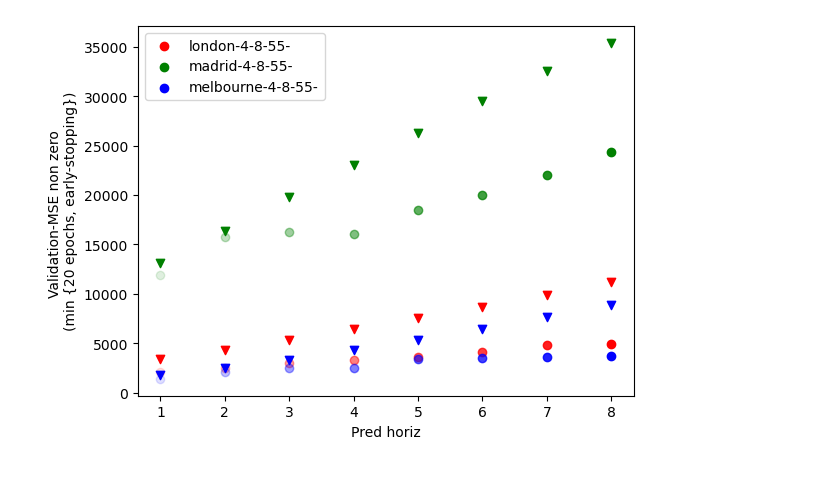
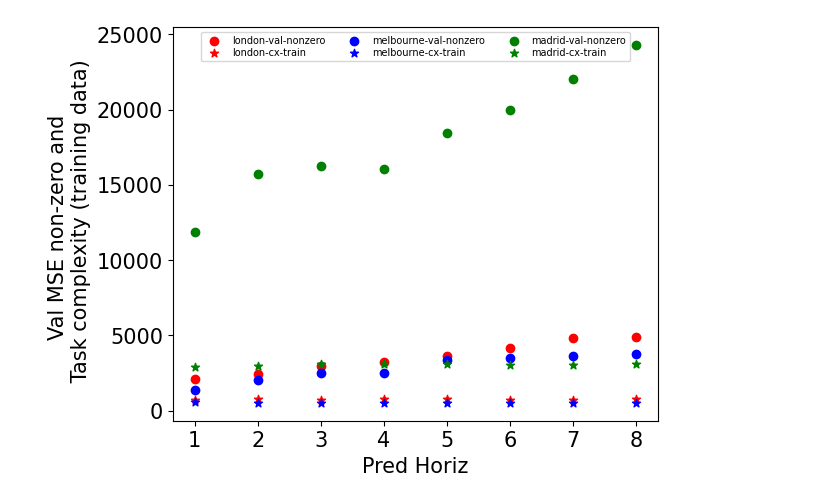
Before and after one commit to mie-lab/Complexity-Aware-Traffic-Prediction, a Jupyter notebook: exploration/CATP/plotting/analyse_validation_csv.ipynb, the cells around one changed output. Cells and saved outputs as stored; diff of their text form; code cells hidden in the pictures; blank space fills up the shorter version.

Commit message:
ENH: Added interpretation plots

```diff
--- a/exploration/CATP/plotting/analyse_validation_csv.ipynb
+++ b/exploration/CATP/plotting/analyse_validation_csv.ipynb
@@ -318,4 +298,10 @@ plt.show()
 # %%
+import pandas as pd
+
+city_color = {"london" : "red",
+             "melbourne": "blue",
+             "madrid": "green"}
+df.head()
 
 # scales
 for city in config.city_list:
@@ -331,7 +317,7 @@ for city in config.city_list:
 
     for scale in config.scales_def: #list(range(25, 206, 30))[::-1] +
         for i_o_length in config.i_o_lengths_def:
-            for pred_horiz in config.pred_horiz[::-1]:
+            for pred_horiz in config.pred_horiz:
                 prefix = ProcessRaw.file_prefix(cityname=cityname,
                                                 io_length=i_o_length,
                                                 pred_horiz=pred_horiz,
@@ -344,61 +330,87 @@ for city in config.city_list:
                     print (e)
                     continue
 
 
                 epoch_list = df.epoch.tolist()
                 val_loss = df.val_loss.tolist()
-                # sprint (val_loss)
-                # sprint (prefix)
                 naive_model= df["naive-model-non-zero"].tolist()
                 val_non_zero_mse = df["val_non_zero_mse"].tolist()
 
-                # loss = df.loss.tolist()
-
-                # get the last epoch (a.k.a converged model)
-                # epoch_list = epoch_list[-1]
-                # val_loss = val_loss[-1]
-
-
-                # if loss[-1] > val_loss[-1]:
-                #     # invalid, Underfitting
-                #     print ("Underfitting case: ", prefix)
-                #     continue
-
-                # sprint (val_loss)
-                # sprint (val_loss[-1])
                 min_val_mse = 999999999999999
                 min_val_mse_non_zero = 999999999999999
                 for early_stopping in range(1, min(7, len(val_loss))):  # if there were less than 7 epochs (later early stopping changed to 3; that's why)
                     min_val_mse = min (min_val_mse, val_loss[-early_stopping])
                     min_val_mse_non_zero = min (min_val_mse_non_zero, val_non_zero_mse[-early_stopping])
 
+                alpha = 1
+                facecolor = city_color[cityname]
+
                 if naive_model[-1] < min_val_mse_non_zero:
                     # invalid, GIGO regime
                     print ("GIGO case: ", prefix)
-                    continue
+
+                    facecolor='none'
+
+                    # continue
 
                 if cityname in city_label_printed:
                     plt.scatter(pred_horiz, min_val_mse_non_zero,
-                             color=city_color[cityname],\
-                            alpha=pred_horiz/max(config.pred_horiz))
-                    # plt.scatter(scale, naive_model[-1],
-                    #          color=city_color[cityname],\
-                    #         alpha=scale/95,
-                    #            marker="*")
+                                alpha=alpha,
+                                facecolor=facecolor,
+                                edgecolors=city_color[cityname])
                 else:
                     plt.scatter(pred_horiz, min_val_mse_non_zero,
-                             color=city_color[cityname],\
-                            alpha=pred_horiz/(max(config.pred_horiz)), \
-                            label=prefix)
+                                alpha=alpha,
+                                label=cityname+ "-val-nonzero",
+                                facecolor=facecolor,
+                                edgecolors=city_color[cityname])
                     city_label_printed.append(cityname)
-                plt.scatter(pred_horiz, naive_model[-1], marker='v', color=city_color[cityname])
+                # plt.scatter(scale, naive_model[-1], marker='v', color=city_color[cityname])
+
+    for CSR_type in [
+    'CSR_PM_sum_y_exceeding_r_x_max',
+        ]:
+
+        cityname = city.lower()
+
+        city_label_printed = []
+        df = pd.read_csv("PM_results_all_cities.csv")
 
 
+        for scale in config.scales_def:
+            for i_o_length in config.i_o_lengths_def:
+                for pred_horiz in config.pred_horiz:
+                    filtered_rows = df[    \
+                                       (df["i_o_length"]==i_o_length) & \
+                                       (df["grid_size"]==scale) & \
+                                       (df["prediction_horizon"]==pred_horiz) &\
+                                       (df["cityname"]==cityname)
+                                      ]
+                    if filtered_rows.shape[0] == 1:
+                        range_ = [0]
+                    else:
+                        range_ = list(range(filtered_rows.shape[0]))
+                        # sprint (cityname, scale, i_o_length, pred_horiz, filtered_rows.shape)
+                        # no worries, will be plotted multiple times # this is three times because of first combination overlap
 
-plt.xlabel("Pred horiz")
-plt.ylabel("Validation-MSE non zero \n(min {20 epochs, early-stopping})")
+                    # if printing only one star even if multiple present, uncomment below:
+                    range_ = [0]
+
+                    for i in range_:
+                        if cityname in city_label_printed:
+                            plt.scatter(pred_horiz, filtered_rows.iloc[i][CSR_type], marker='*',color=city_color[cityname], alpha=1)
+                        else:
+                            plt.scatter(pred_horiz, filtered_rows.iloc[i][CSR_type], marker='*',color=city_color[cityname], label=cityname + "-cx-train", alpha=1)
+                            city_label_printed.append(cityname)
+
+plt.xlabel("Pred Horiz", fontsize=15)
+plt.ylabel("Val MSE non-zero and \n Task complexity (training data)", fontsize=15)
 # plt.yscale('log')
-plt.legend()
+plt.xticks(fontsize=15)
+plt.yticks(fontsize=15)
+plt.legend(loc="upper center", fontsize=7, ncol=3, labelspacing=0.2)
+plt.tight_layout()
+plt.savefig("Pred_horiz_csr_val_combo.png")
 plt.show()
 # %% [output]
-[figure, old version]
+[figure, new version]
```
Also changed, not shown: parts of 13 cells of this notebook, 21 other files.
